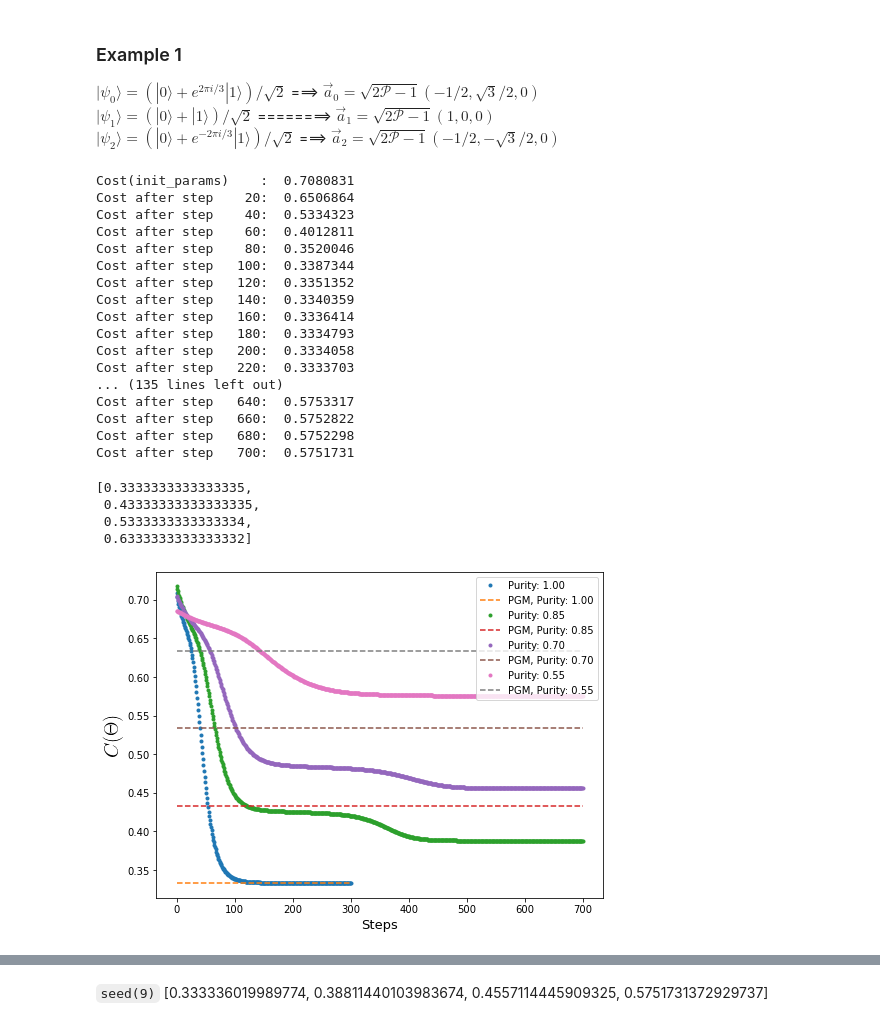
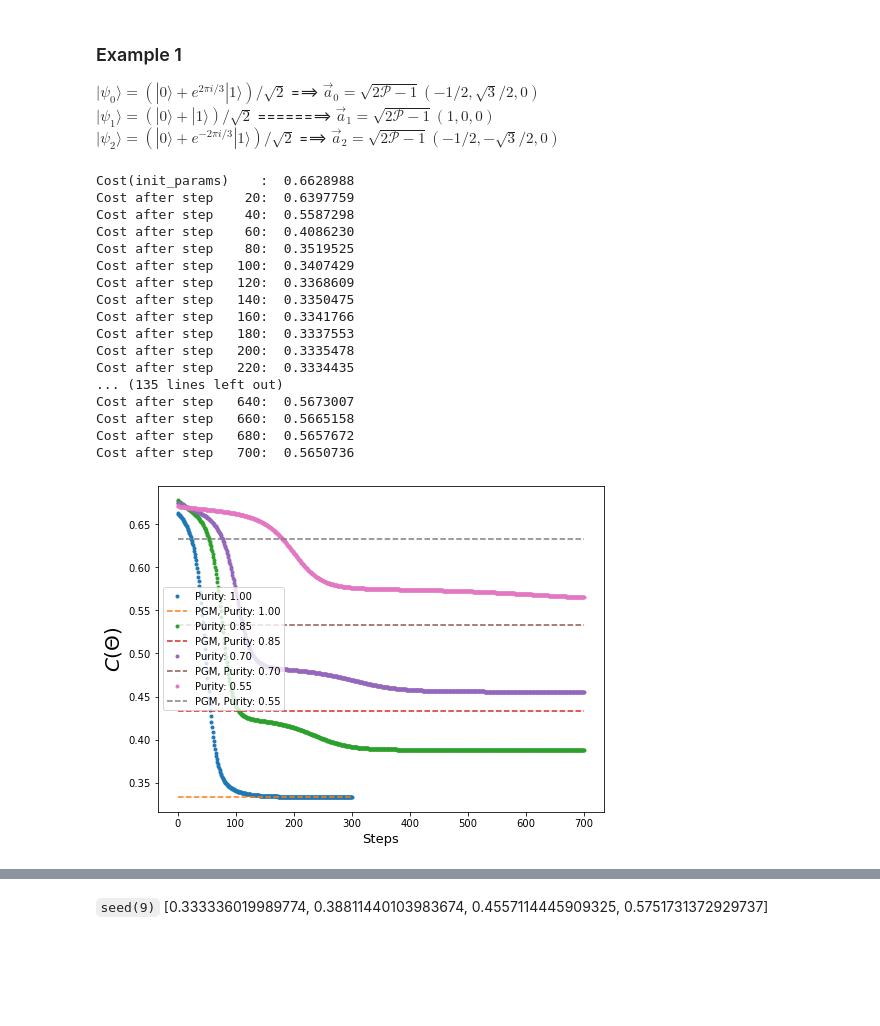
Before and after one commit to dkleeqc/vqsd, a Jupyter notebook: povm_clf.ipynb, the cells around one changed output, grey strips where cells are left out. Saved outputs shown, nothing was run; the diff lists cells and outputs as text; code cells hidden in the pictures; blank space fills up the shorter version.

```diff
--- a/povm_clf.ipynb
+++ b/povm_clf.ipynb
@@ -315,3 +9,0 @@ tensor([[ 5.59737442e-18+5.80039465e-19j,
-# %%
-i, j = 1, 2
-np.dot(np.dot(E[i], rho[i] - rho[j]), E[j])
@@ -338,25 +26,25 @@ n_qubit = 3
 wires = [0, 1, 2]
 n_outcome = 2
 devs = [qml.device('default.qubit', wires=n_qubit)] * n_outcome
+a_priori_probs = [1/n_outcome] * n_outcome
 
 cost_list, Hbe_list, Hbn_list = [], [], []
 ampltd_abs = [1, 0.7, 0.4, 0.1]
-#Pure state
 
 
-#Mixed state
 steps = [100, 150, 200, 400]
 for i, a in enumerate(ampltd_abs):
 
     bloch_vecs = [[a,0,0], [(-1)*a,0,0]]
+    # For pure states
     if a == 1:
-        classifier =POVM_clf(2, wires[:2], bloch_vecs, devs[:2])
+        classifier = POVM_clf(2, wires[:2], devs[:2], a_priori_probs, bloch_vecs)
         cost_list.append(classifier.run_opt(steps[i]))
         Hbe_list.append(classifier.spectral_decomp())
         Hbn_list.append(classifier.spectral_decomp())
-
+    # For mixed states
     else:
-        classifier = POVM_clf(2, wires, bloch_vecs, devs)
+        classifier = POVM_clf(2, wires, devs, a_priori_probs, bloch_vecs)
         Hbe_list.append(classifier.spectral_decomp())
         Hbn_list.append(classifier.spectral_decomp(types='noisy'))
 
@@ -385,23 +92,24 @@ n_qubit = 3
 wires = [0, 1, 2]
 n_outcome = 2
 devs = [qml.device('default.qubit', wires=n_qubit)] * n_outcome
+a_priori_probs = [1/n_outcome] * n_outcome
 
 cost_list, Hbe_list, Hbn_list = [], [], []
 purities = [1, 0.85, 0.7, 0.55]
 
 
-steps = [130, 170, 250, 500]
+steps = [100, 150, 200, 300]
 for i, p in enumerate(purities):
 
     bloch_vecs = [[np.sqrt(2*p-1),0,0], [0,0,np.sqrt(2*p-1)]]
     if p == 1:
-        classifier =POVM_clf(2, wires[:2], bloch_vecs, devs[:2])
+        classifier = POVM_clf(2, wires[:2], devs, a_priori_probs, bloch_vecs)
         cost_list.append(classifier.run_opt(steps[i]))
         Hbe_list.append(classifier.spectral_decomp())
         Hbn_list.append(classifier.spectral_decomp())
 
     else:
-        classifier = POVM_clf(2, wires, bloch_vecs, devs)
+        classifier = POVM_clf(2, wires, devs, a_priori_probs, bloch_vecs)
         Hbe_list.append(classifier.spectral_decomp())
         Hbn_list.append(classifier.spectral_decomp(types='noisy'))
 
@@ -442,6 +159,7 @@ n_qubit = 4
 wires = [0, 1, 2, 3]
 n_outcome = 3
 devs = [qml.device('default.qubit', wires=n_qubit)] * n_outcome
+a_priori_probs = [1/n_outcome] * n_outcome
 
 cost_list = []
 cost_pgm_list = []
@@ -454,55 +172,48 @@ for i, p in enumerate(purities):
     bloch_vecs = [[np.sqrt(2*p-1) * bloch_vecs[n][i] for i in range(3)] for n in range(3)]
 
     if p == 1:
-        classifier =POVM_clf(3, wires[:3], bloch_vecs, devs)
+        classifier =POVM_clf(3, wires[:3], devs, a_priori_probs, bloch_vecs)
         cost_list.append(classifier.run_opt(steps[i]))
 
     else:
-        classifier = POVM_clf(3, wires, bloch_vecs, devs)
+        classifier = POVM_clf(3, wires, devs, a_priori_probs, bloch_vecs)
         cost_list.append(classifier.run_opt(steps[i]))
 
     pgm, cost_pgm = classifier.pgm()
     cost_pgm_list.append(cost_pgm)
 # %% [output]
-Cost(init_params)    :  0.7080831
-Cost after step    20:  0.6506864
-Cost after step    40:  0.5334323
-Cost after step    60:  0.4012811
-Cost after step    80:  0.3520046
-Cost after step   100:  0.3387344
-Cost after step   120:  0.3351352
-Cost after step   140:  0.3340359
-Cost after step   160:  0.3336414
-Cost after step   180:  0.3334793
-Cost after step   200:  0.3334058
-Cost after step   220:  0.3333703
+Cost(init_params)    :  0.6628988
+Cost after step    20:  0.6397759
+Cost after step    40:  0.5587298
+Cost after step    60:  0.4086230
+Cost after step    80:  0.3519525
+Cost after step   100:  0.3407429
+Cost after step   120:  0.3368609
+Cost after step   140:  0.3350475
+Cost after step   160:  0.3341766
+Cost after step   180:  0.3337553
+Cost after step   200:  0.3335478
+Cost after step   220:  0.3334435
 ... (135 lines left out)
-Cost after step   640:  0.5753317
-Cost after step   660:  0.5752822
-Cost after step   680:  0.5752298
-Cost after step   700:  0.5751731
+Cost after step   640:  0.5673007
+Cost after step   660:  0.5665158
+Cost after step   680:  0.5657672
+Cost after step   700:  0.5650736
-# %%
-cost_pgm_list
-# %% [output]
-[0.3333333333333335,
- 0.43333333333333335,
- 0.5333333333333334,
- 0.6333333333333332]
 # %%
 plt.figure(figsize=(8,6))
 for i in range(len(cost_list)):
     plt.plot(list(range(steps[i]+1)), cost_list[i], '.', label="Purity:{: .2f}".format((purities[i])))
     #cost_pgm
     plt.plot(list(range(steps[i]+1)), [cost_pgm_list[i]]*(steps[i]+1), '--', label="PGM, Purity:{: .2f}".format((purities[i])))
 
 
 plt.xlabel('Steps', fontsize=13)
-plt.ylabel(r'$C(\Theta)$', fontsize=20, usetex=True)
+plt.ylabel(r'$C(\Theta)$', fontsize=20)
 plt.legend()
-plt.savefig('result3.png', bbox_inches='tight', transparent=True)
+#plt.savefig('result3.png', bbox_inches='tight', transparent=True)
 plt.show()
 # %% [output]
-[figure, old version]
+[figure, new version]
 # %%
 [cost_list[i][-1] for i in range(4)]
 # %% [output]
```
Also changed, not shown: parts of 47 cells of this notebook.
